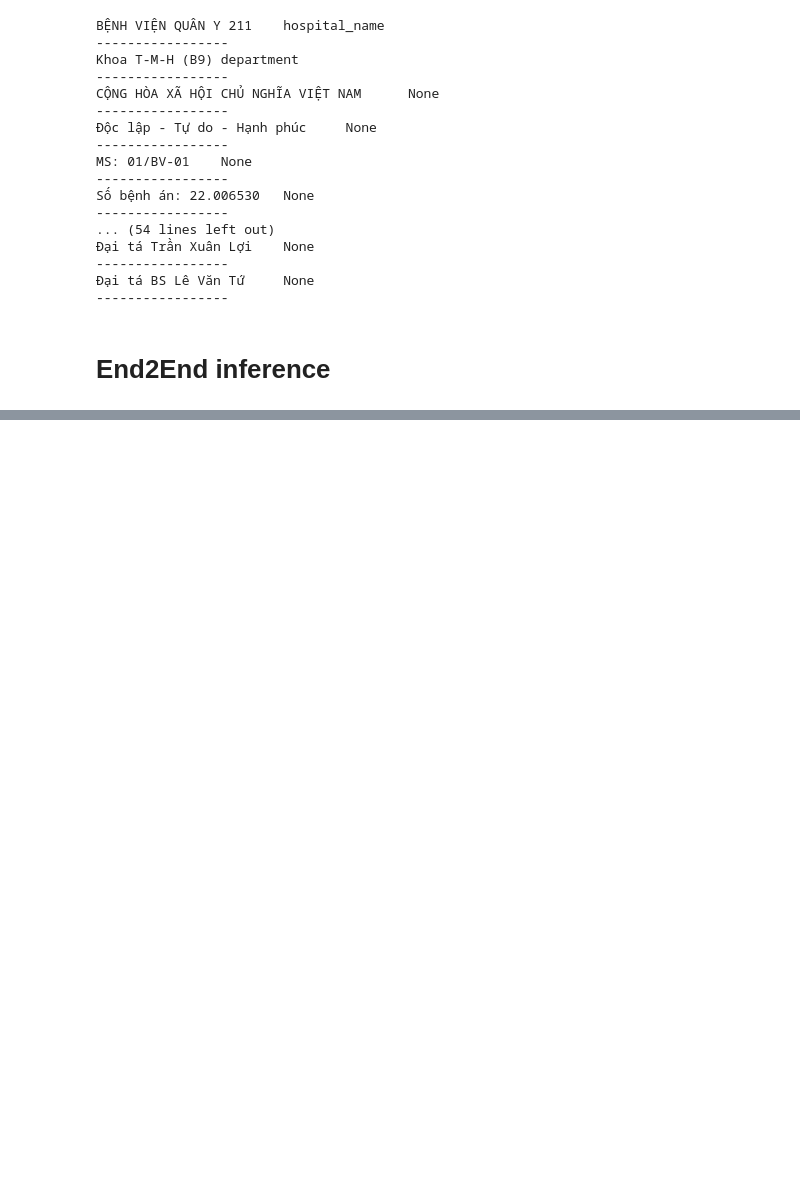
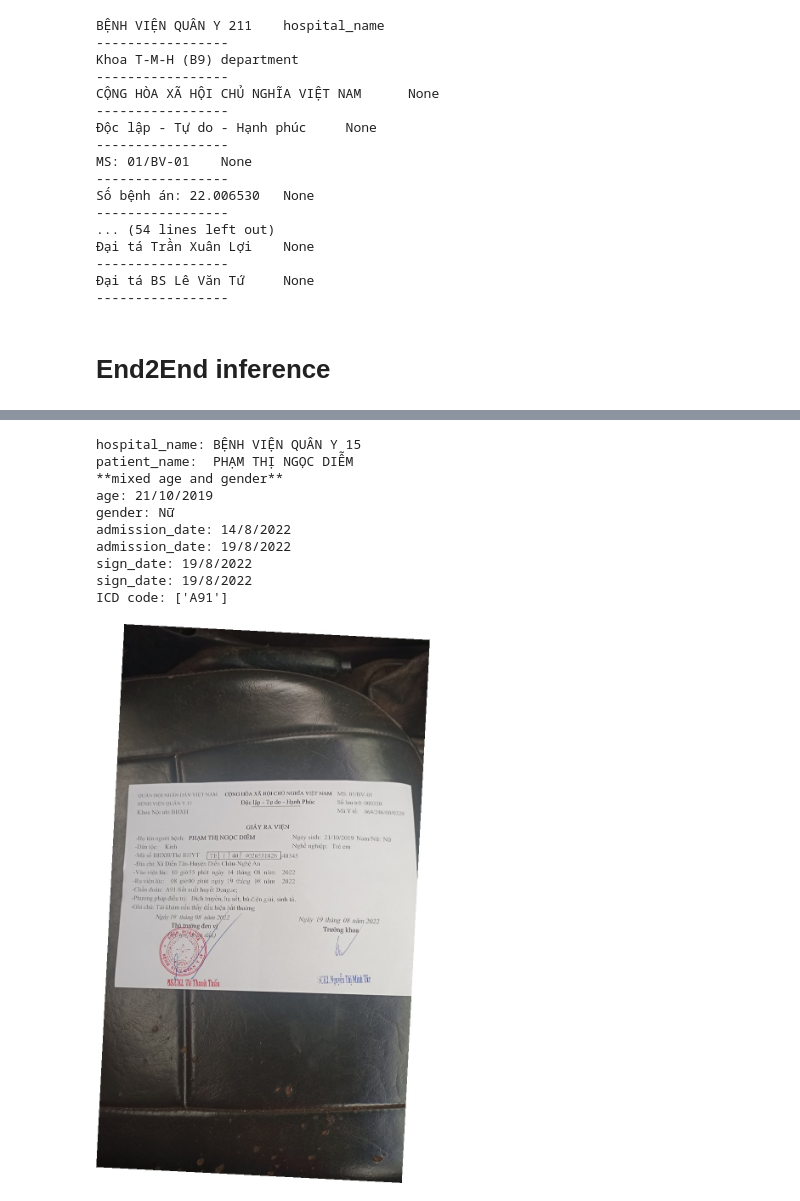
Before and after one commit to luonghuuthanhnam/ppy_paddle, a Jupyter notebook: test.ipynb, the cells around one changed output, grey strips where cells are left out. Saved outputs shown, nothing was run; the diff lists cells and outputs as text; code cells hidden in the pictures; blank space fills up the shorter version.

Commit message:
first realse with api

```diff
--- a/test.ipynb
+++ b/test.ipynb
@@ -320,3 +326,13 @@ Some weights of the model checkpoint at vinai/phobert-base were not used when in
 - This IS expected if you are initializing RobertaModel from the checkpoint of a model trained on another task or with another architecture (e.g. initializing a BertForSequenceClassification model fro ...
 - This IS NOT expected if you are initializing RobertaModel from the checkpoint of a model that you expect to be exactly identical (initializing a BertForSequenceClassification model from a BertForSeq ...
 Special tokens have been added in the vocabulary, make sure the associated word embeddings are fine-tuned or trained.
+# %%
+def get_raw_predicted(label:str, predicted_df:pd.DataFrame, sort_top_down = False) -> list:
+    extracted_row = predicted_df[predicted_df["pred_label"]==label]
+    if sort_top_down == True:
+        extracted_row = extracted_row.sort_values("ymax", ascending=True)
+    else:
+        extracted_row = extracted_row.sort_values("confidence_score", ascending=False)
+    extracted_row = extracted_row["Object"].to_list()
+    extracted_row = [each.strip() for each in extracted_row]
+    return extracted_row
@@ -322,0 +607,21 @@ Special tokens have been added in the vocabulary, make sure the associated word
+# %%
+def icd_code_parser(raw_diagnose):
+    diagnose = " " + raw_diagnose + " "
+    diagnose = diagnose.replace("ICD10", "ICD")
+    diagnose = diagnose.replace("icd10", "icd")
+    first_pattern = '(?=([,:\- \[({;/]([a-zA-Z]{1}\d+.\d+)[.,:\- \])};/]))'
+    second_pattern = '(?=([,:\- \[({;/]([a-zA-Z]{1}\d+)[.,:\- \])};/]))'
+    first_result = re.findall(first_pattern, diagnose)
+    second_result = re.findall(second_pattern, diagnose)
+
+    first_result_unique  = [each[1] for each in first_result]
+    second_result_unique  = [each[1] for each in second_result]
+
+    first_result_idx = [raw_diagnose.index(each) for each in first_result_unique]
+    second_result_idx = [raw_diagnose.index(each) for each in second_result_unique]
+
+    unique_icds = first_result_unique.copy()
+    for each_idx, val in zip(second_result_idx, second_result_unique):
+        if each_idx not in first_result_idx:
+            unique_icds.append(val)
+    return unique_icds
@@ -335,3 +792,20 @@ transform:  4.214994192123413
+# %%
+visualize_main_info(kie_df)
+from PIL import Image
+img = Image.open(r"temp_data\temp_gcn\img\temp.jpg")
+display(img)
+# %% [output]
+hospital_name: BỆNH VIỆN QUÂN Y 15
+patient_name:  PHẠM THỊ NGỌC DIỄM
+**mixed age and gender**
+age: 21/10/2019
+gender: Nữ
+admission_date: 14/8/2022
+admission_date: 19/8/2022
+sign_date: 19/8/2022
+sign_date: 19/8/2022
+ICD code: ['A91']
+[figure, added]
 # %%
 kie_df
 # %% [output]
```
Also changed, not shown: parts of 38 cells of this notebook, 17 other files.
